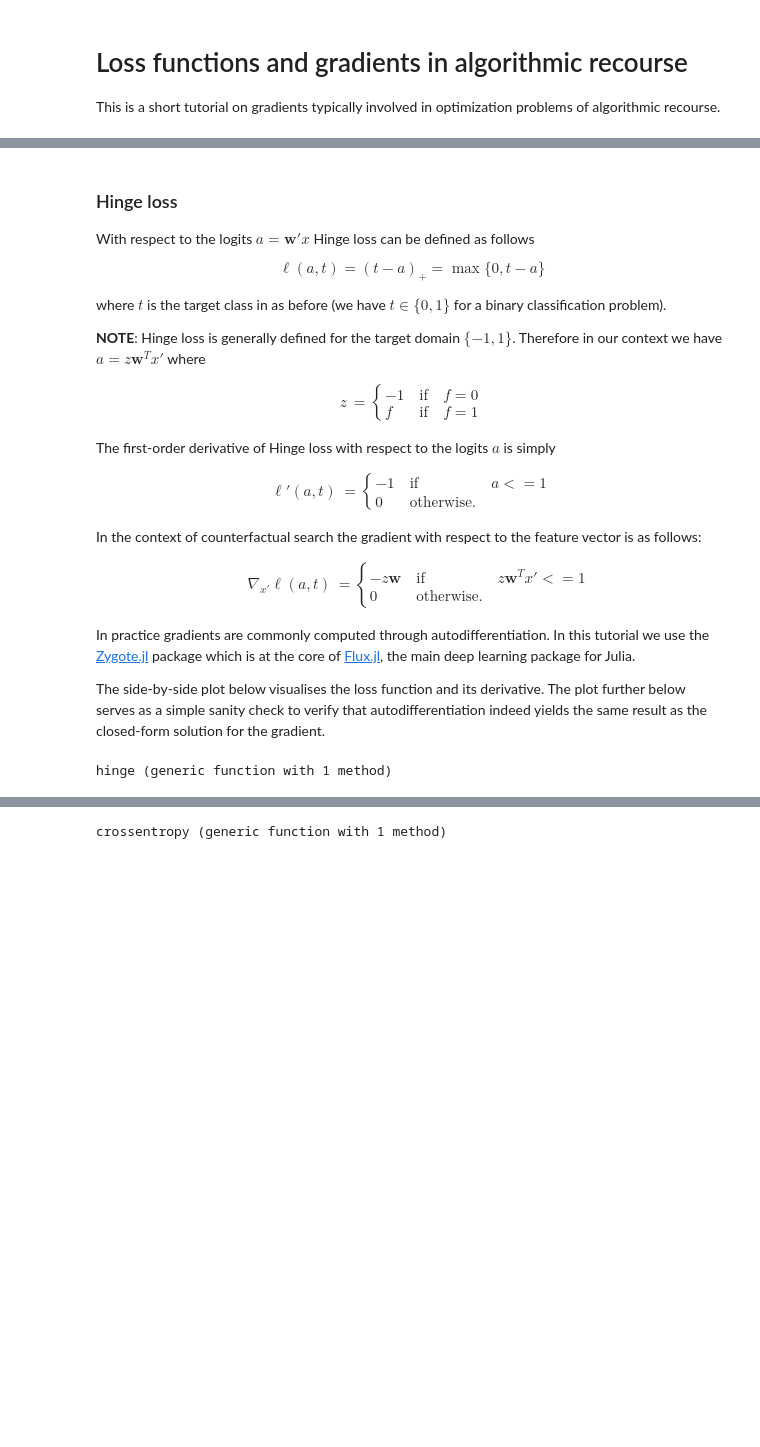
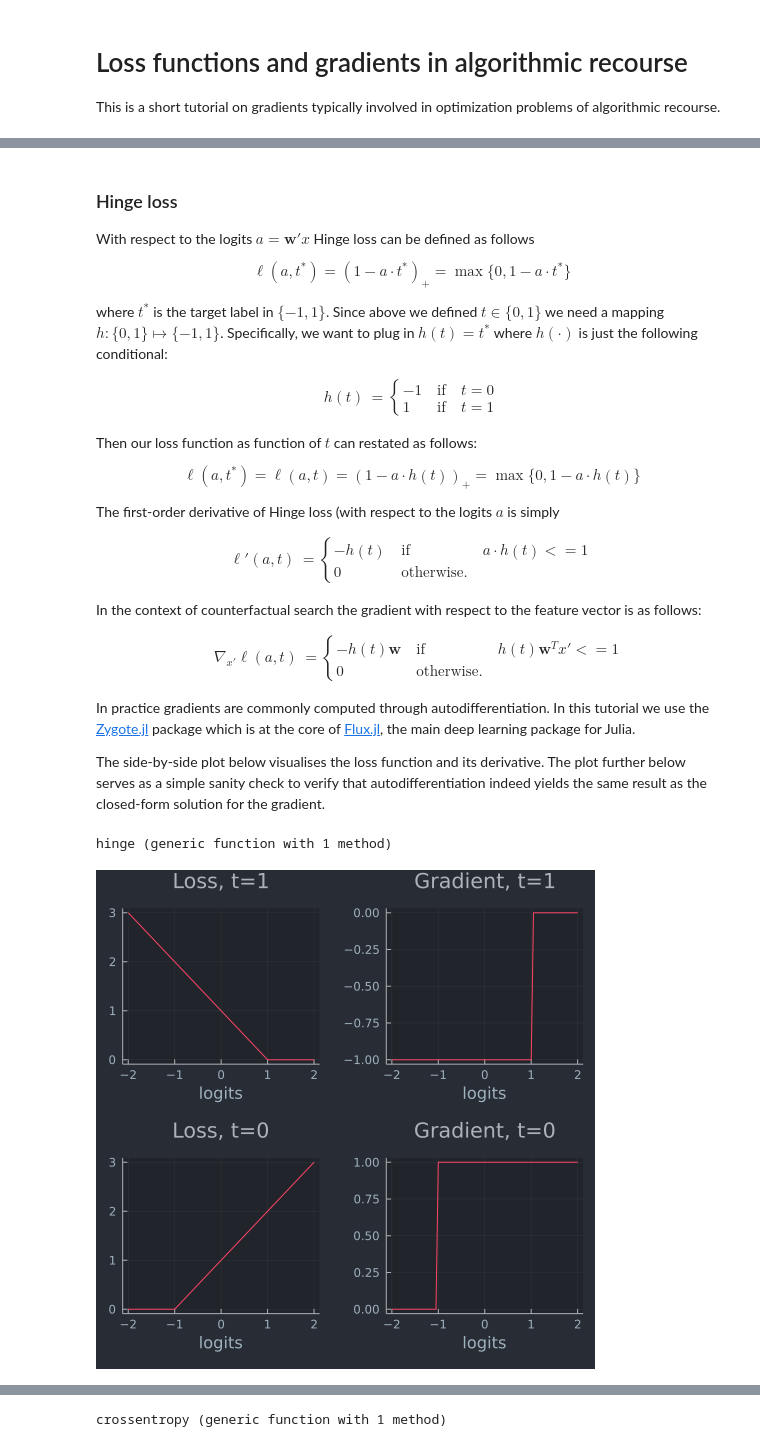
Before and after one commit to JuliaTrustworthyAI/AlgorithmicRecourseDynamics.jl, a Jupyter notebook: tutorials/loss.ipynb, the cells around one changed output, grey strips where cells are left out. Cells and saved outputs as stored; diff of their text form; code cells hidden in the pictures; blank space fills up the shorter version.

Commit message:
Noted that optimizing with respect to logits can have serious implications on the recourse outcome (see tutorials/loss.ipynb)

```diff
--- a/tutorials/loss.ipynb
+++ b/tutorials/loss.ipynb
@@ -28,27 +28,31 @@ Different choices for $\ell$ come to mind, each potentially leading to very diff
 With respect to the logits $a=\mathbf{w}'x$ Hinge loss can be defined as follows
 
 $$
-\ell(a,t)=(t-a)_+=\max\{0,t-a\}
+\ell(a,t^*)=(1-a\cdot t^*)_+=\max\{0,1-a\cdot t^*\}
 $$
 
-where $t$ is the target class in as before (we have $t\in\{0,1\}$ for a binary classification problem).
-
-**NOTE**: Hinge loss is generally defined for the target domain $\{-1,1\}$. Therefore in our context we have $a=z \mathbf{w}^Tx'$ where
+where $t^*$ is the target label in $\{-1,1\}$. Since above we defined $t\in\{0,1\}$ we need a mapping $h: \{0,1\} \mapsto \{-1,1\}$. Specifically, we want to plug in $h(t)=t^*$ where $h(\cdot)$ is just the following conditional:
 
 $$
 \begin{aligned}
-z&=\begin{cases}
--1 && \text{if} && f=0 \\ f && \text{if} && f=1
+h(t)&=\begin{cases}
+-1 && \text{if} && t=0 \\ 1 && \text{if} && t=1
 \end{cases}
 \end{aligned}
 $$
 
-The first-order derivative of Hinge loss with respect to the logits $a$ is simply
+Then our loss function as function of $t$ can restated as follows:
+
+$$
+\ell(a,t^*)=\ell(a,t)=(1-a\cdot h(t))_+=\max\{0,1-a\cdot h(t)\}
+$$
+
+The first-order derivative of Hinge loss (with respect to the logits $a$ is simply
 
 $$
 \begin{aligned}
 \ell'(a,t)&=\begin{cases}
--1 && \text{if} && a<=1 \\ 0 && \text{otherwise.}
+-h(t) && \text{if} && a \cdot h(t)<=1 \\ 0 && \text{otherwise.}
 \end{cases}
 \end{aligned}
 $$
@@ -58,7 +62,7 @@ In the context of counterfactual search the gradient with respect to the feature
 $$
 \begin{aligned}
 && \nabla_{x'} \ell(a,t)&= \begin{cases}
--z\mathbf{w} && \text{if} && z\mathbf{w}^Tx'<=1 \\ 0 && \text{otherwise.}
+-h(t)\mathbf{w} && \text{if} && h(t)\mathbf{w}^Tx'<=1 \\ 0 && \text{otherwise.}
 \end{cases}
 \end{aligned}
 $$
@@ -66,14 +70,20 @@ $$
 In practice gradients are commonly computed through autodifferentiation. In this tutorial we use the [Zygote.jl](https://github.com/FluxML/Zygote.jl) package which is at the core of [Flux.jl](https://fluxml.ai/Flux.jl/stable/models/basics/), the main deep learning package for Julia.
 
 The side-by-side plot below visualises the loss function and its derivative. The plot further below serves as a simple sanity check to verify that autodifferentiation indeed yields the same result as the closed-form solution for the gradient.
-# %%
-hinge(a,t) = max(0,t-a)
-# %% [output]
-hinge (generic function with 1 method)
+# %%
+h(t) = ifelse(t==1,1,-1)
+hinge(a,t) = max(0,1-a*h(t))
+# %% [output]
+hinge (generic function with 1 method)
 # %%
-a = -2:0.1:2
-p1 = plot(a, [hinge(a,1) for a=a], title="Loss")
-p2 = plot(a, [gradient(hinge,a,1)[1] for a=a], title="Gradient")
-plot(p1, p2, layout = (1, 2), legend = false)
+default(size=(500,500))
+a = -2:0.05:2
+p1 = plot(a, [hinge(a,1) for a=a], title="Loss, t=1", xlab="logits")
+p2 = plot(a, [gradient(hinge,a,1)[1] for a=a], title="Gradient, t=1", xlab="logits")
+p3 = plot(a, [hinge(a,0) for a=a], title="Loss, t=0", xlab="logits")
+p4 = plot(a, [gradient(hinge,a,0)[1] for a=a], title="Gradient, t=0", xlab="logits")
+plot(p1, p2, p3, p4, layout = (2, 2), legend = false)
+# %% [output]
+[figure, added]
 # %%
 # Just verifying that the formula for the gradient above indeed yields the same result.
```
Also changed, not shown: parts of 17 cells of this notebook.
